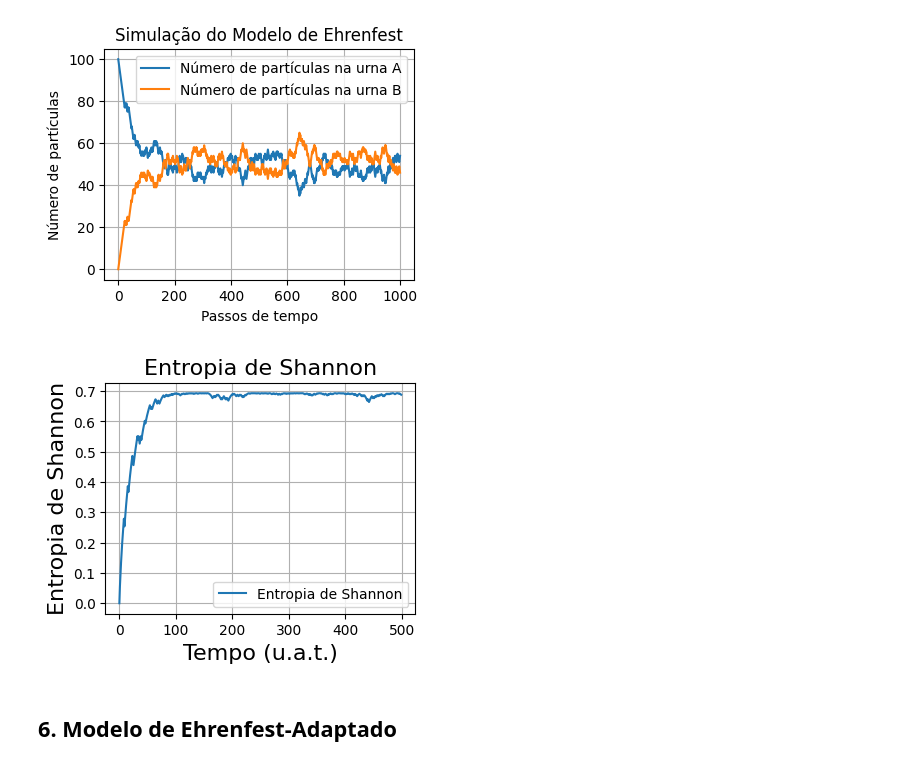
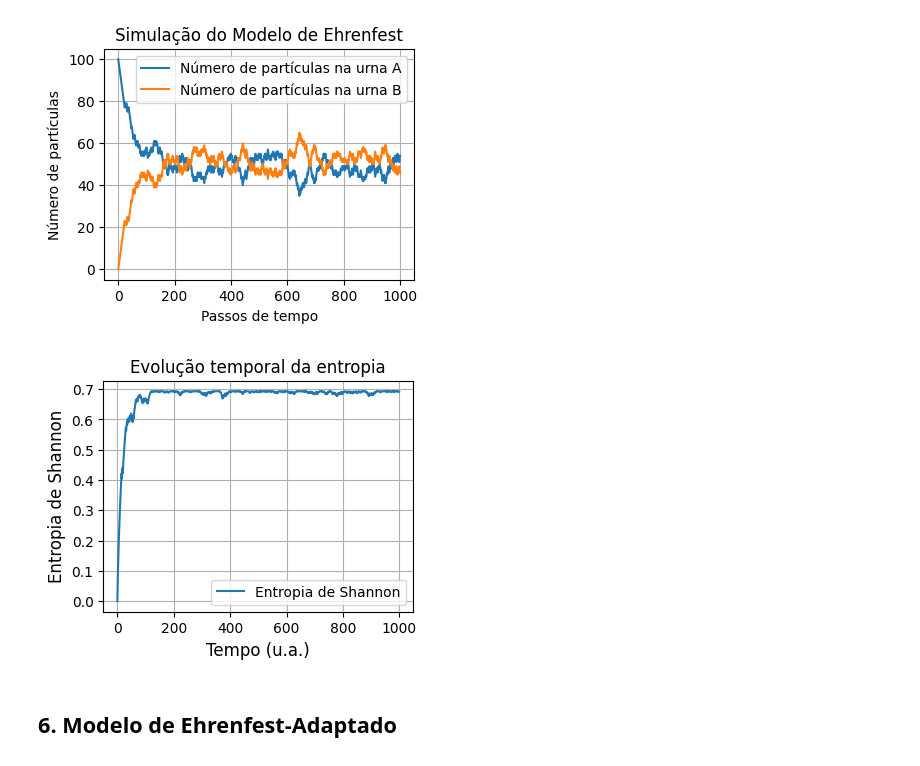
Before and after one commit to marquinholol1/projeto_marcos_entropia, a Jupyter notebook: proj_marcos_entropia.ipynb, the cells around one changed output. Saved outputs shown, nothing was run; the diff lists cells and outputs as text; code cells hidden in the pictures.

```diff
--- a/proj_marcos_entropia.ipynb
+++ b/proj_marcos_entropia.ipynb
@@ -805,38 +869,38 @@ def shannon_entropy(vetor_urna):
         return 0
 
 # Parâmetros
 N  = 100
 ne = N
-tf = 5 * N
+tf = 10 * N
 
 # Inicialização
 bolaNaUrna = inicializacao(N, ne)
 
 # Vetores para guardar resultados
 vec_ne = [ocorrencias(bolaNaUrna, 0)]
 vec_nd = [ocorrencias(bolaNaUrna, 1)]
 vec_eq = [N / 2]
 vec_entropy = [shannon_entropy(bolaNaUrna)]
 
 # Transferência de bolas durante tf+1 instantes
 for t in range(1, tf):
     bolaNaUrna = transferenciaDeUmabola(bolaNaUrna)
     vec_ne.append(ocorrencias(bolaNaUrna, 0))
     vec_nd.append(ocorrencias(bolaNaUrna, 1))
     vec_eq.append(N / 2)
     vec_entropy.append(shannon_entropy(bolaNaUrna))
 
 # Plotando a evolução temporal da entropia de Shannon
 plt.figure(figsize=(4, 3))
 plt.plot(vec_entropy, label='Entropia de Shannon')
-plt.ylabel('Entropia de Shannon', fontsize=16)
-plt.xlabel('Tempo (u.a.t.)', fontsize=16)
-plt.title('Entropia de Shannon', fontsize=16)
+plt.ylabel('Entropia de Shannon', fontsize=12)
+plt.xlabel('Tempo (u.a.)', fontsize=12)
+plt.title('Evolução temporal da entropia', fontsize=12)
 plt.legend()
 plt.grid(True)
 plt.show()
 # %% [output]
-[figure, old version]
+[figure, new version]
 # %% [markdown]
 ## 6. Modelo de Ehrenfest-Adaptado
 # %%
```
Also changed, not shown: parts of 4 cells of this notebook.
